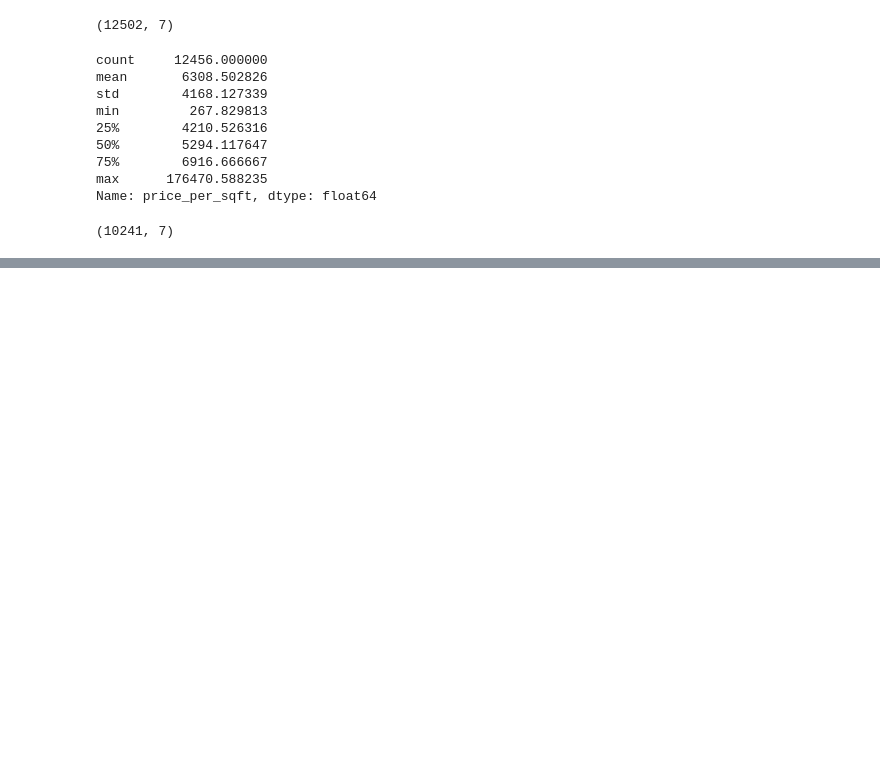
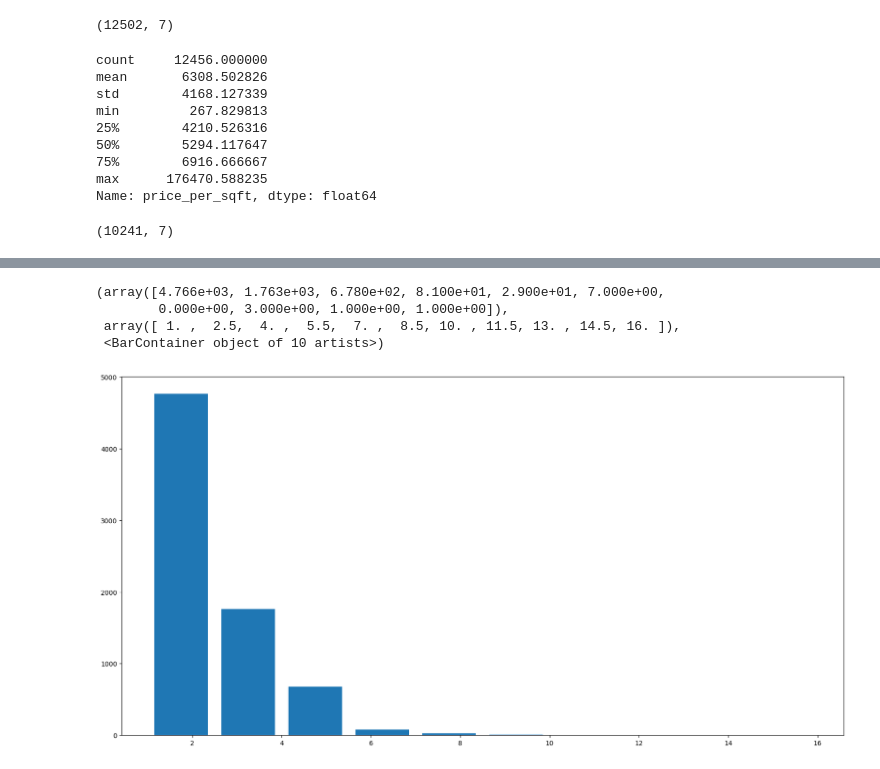
Before and after one commit to GlitchAyub/Real_estate-price-prediction, a Jupyter notebook: price_prediction-checkpoint.ipynb, the cells around one changed output, grey strips where cells are left out. Drawn from its saved outputs; the diff is of its cells as text; code cells hidden in the pictures; blank space fills up the shorter version.

```diff
--- a/price_prediction-checkpoint.ipynb
+++ b/price_prediction-checkpoint.ipynb
@@ -311,0 +359,8 @@ plot_scatter_chart(df7,'Rajaji Nagar')
+# %%
+plt.hist(df8.bath,rwidth=0.8)
+# %% [output]
+(array([4.766e+03, 1.763e+03, 6.780e+02, 8.100e+01, 2.900e+01, 7.000e+00,
+        0.000e+00, 3.000e+00, 1.000e+00, 1.000e+00]),
+ array([ 1. ,  2.5,  4. ,  5.5,  7. ,  8.5, 10. , 11.5, 13. , 14.5, 16. ]),
+ <BarContainer object of 10 artists>)
+[figure, added]
```
Also changed, not shown: parts of 9 cells of this notebook.
